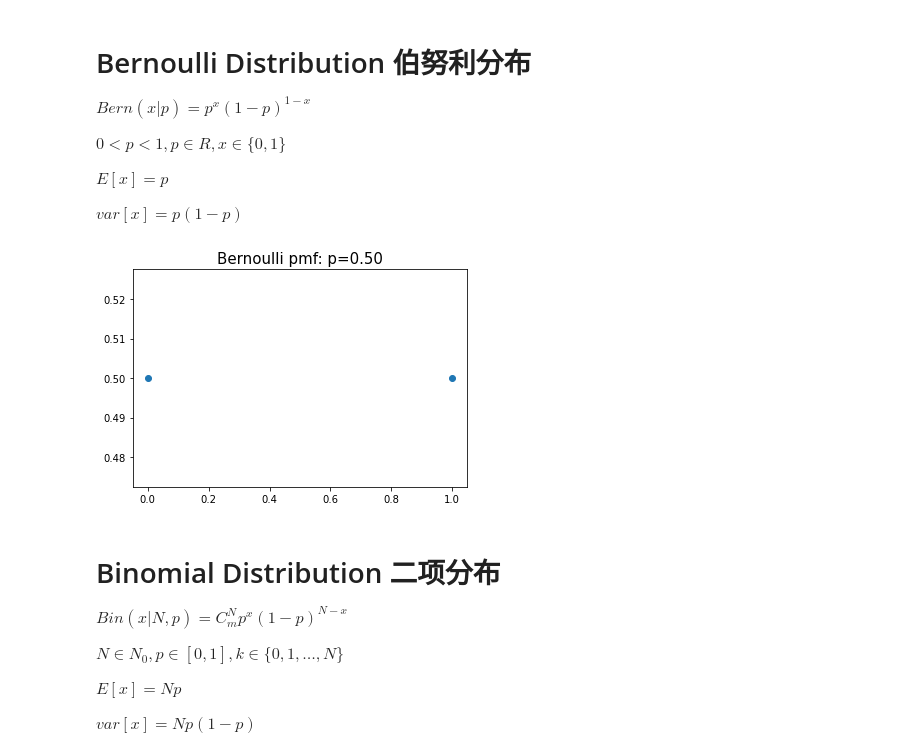
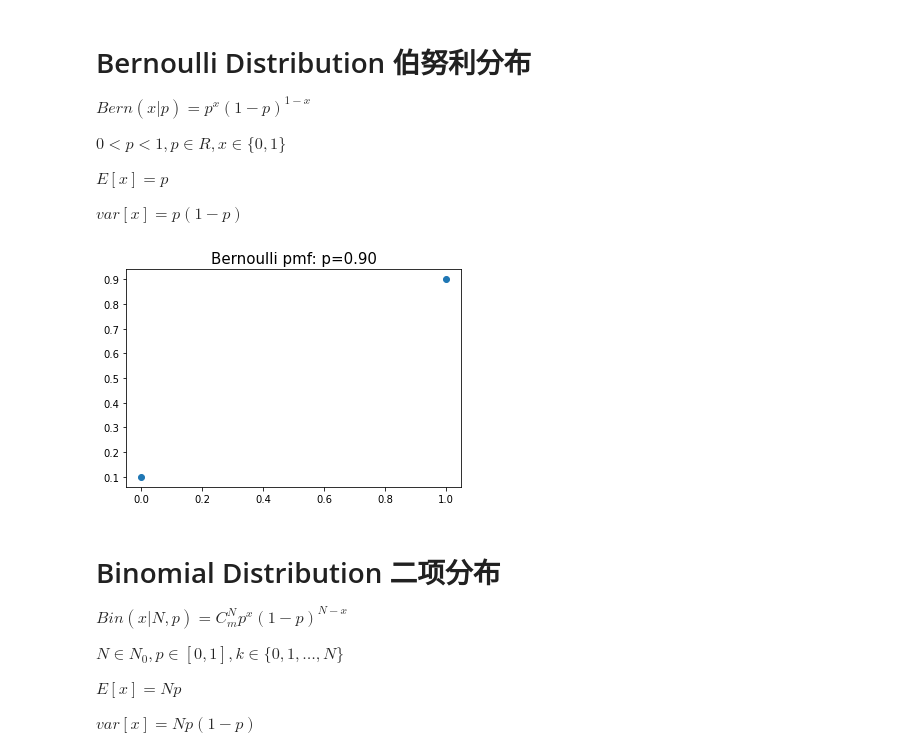
Before and after one commit to lwm20002000/Summer-School, a Jupyter notebook: Probability_Distribution.ipynb, the cells around one changed output. Saved outputs shown, nothing was run; the diff lists cells and outputs as text; code cells hidden in the pictures.

```diff
--- a/Probability_Distribution.ipynb
+++ b/Probability_Distribution.ipynb
@@ -21,15 +21,15 @@ $E[x] = p$
 $var[x] = p(1-p)$
 # %%
 # set parameters
-p = 0.5
+p = 0.9
 
 x = np.arange(0,2)
 bernoulli = stats.bernoulli.pmf(x, p) #pmf is the probability mass function
 plt.plot(x, bernoulli, 'o')
 plt.title('Bernoulli pmf: p=%.2f' % (p), fontsize=15)
 plt.show()
 # %% [output]
-[figure, old version]
+[figure, new version]
 # %% [markdown]
 # Binomial Distribution 二项分布
 <script type="text/javascript" src="http://cdn.mathjax.org/mathjax/latest/MathJax.js?config=default"></script>
```
Also changed, not shown: parts of 1 cell of this notebook.
